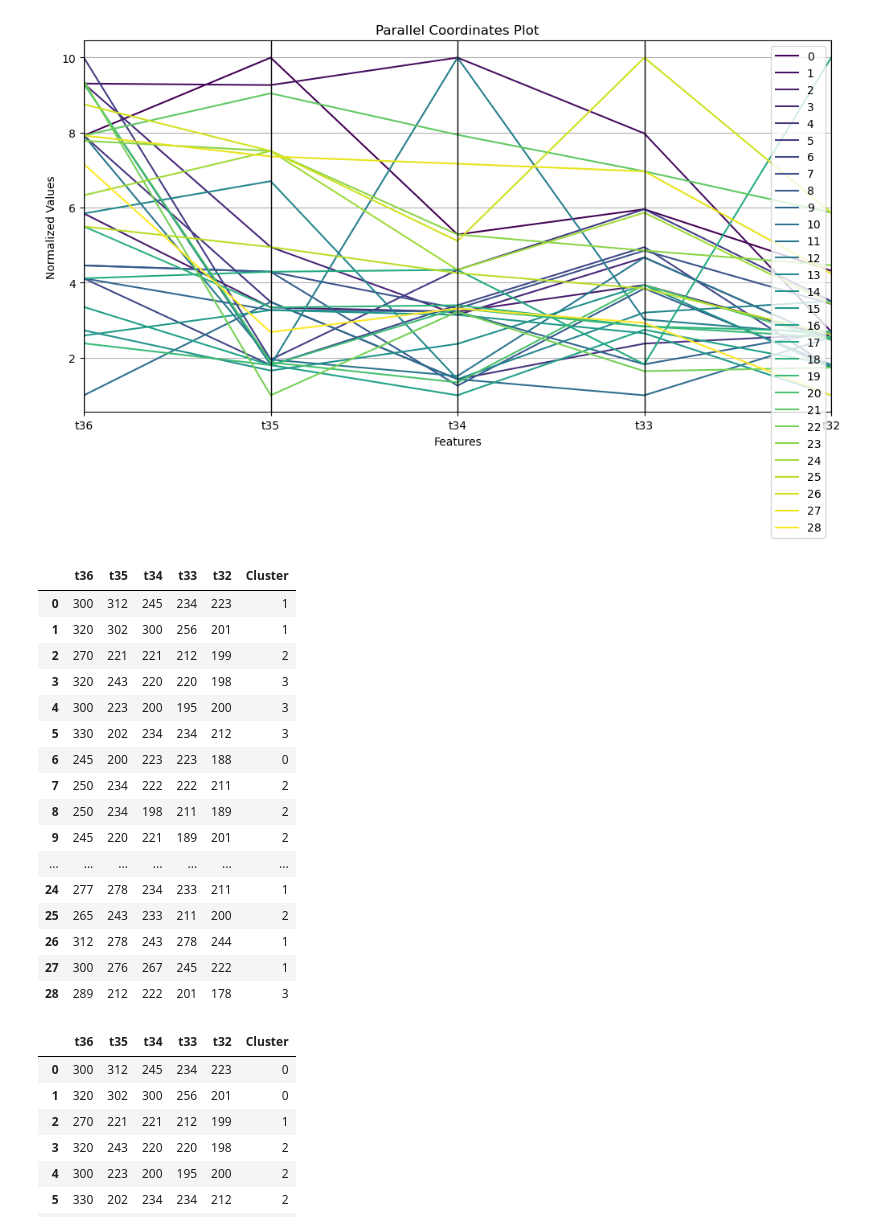
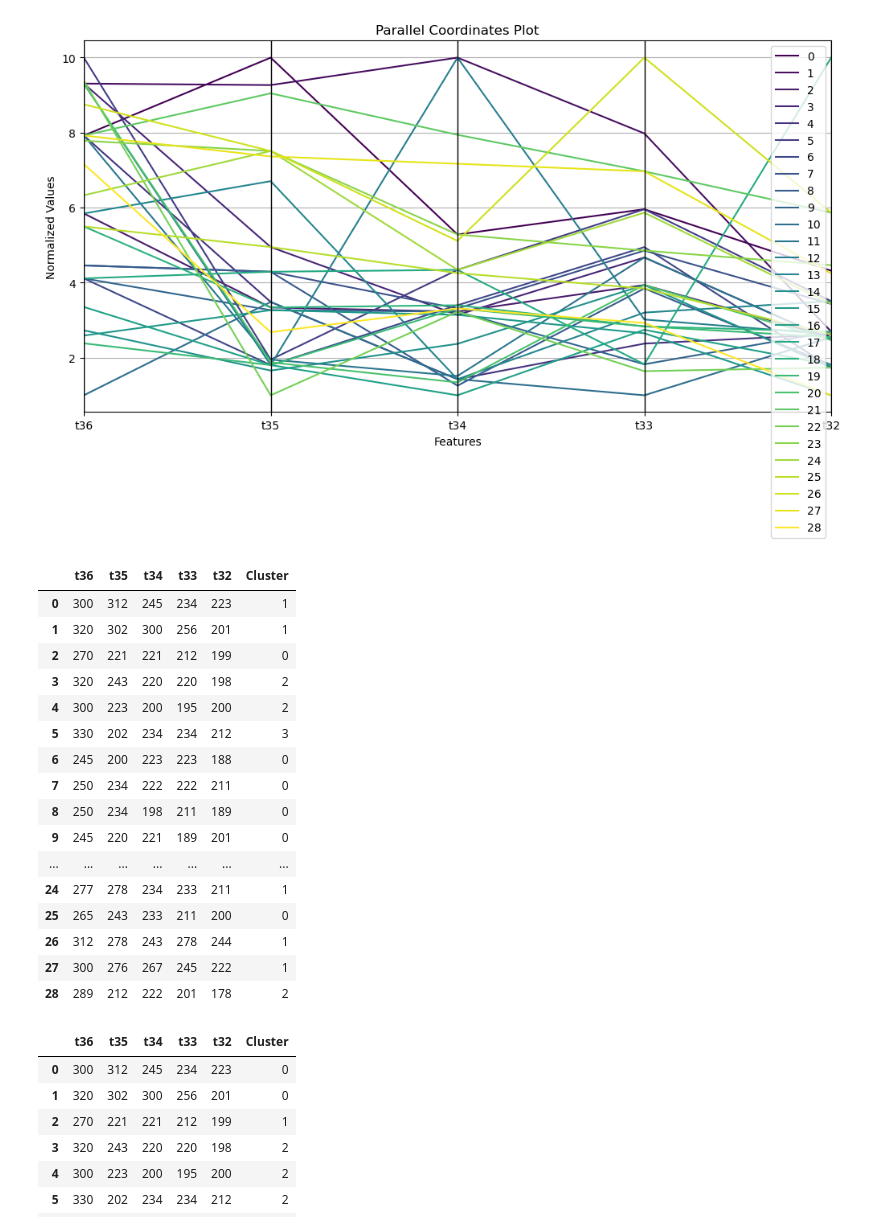
Before and after one commit to kiruhafighter/ClusteringProgram-Unsupervised-machine-learning-, a Jupyter notebook: clustering.ipynb, the cells around one changed output. Cells and saved outputs as stored; diff of their text form; code cells hidden in the pictures.

```diff
--- a/clustering.ipynb
+++ b/clustering.ipynb
@@ -158,8 +158,8 @@ class KMeansClusteringML:
         return distances.idxmin(axis=1)
 
     @staticmethod
-    def new_centroids(data, labels, k):
-        return data.groupby(labels).apply(lambda x: np.exp(np.log(x).mean())).T
+    def new_centroids(data, labels):
+        return data.groupby(labels).mean().T
 
     def fit(self, data, max_iterations=200):
 
@@ -171,7 +171,7 @@ class KMeansClusteringML:
         while iteration <= max_iterations and not centroids.equals(old_centroids):
             old_centroids = centroids
             labels = KMeansClusteringML.get_labels(data, centroids)
-            centroids = KMeansClusteringML.new_centroids(data, labels, k = self.k)
+            centroids = KMeansClusteringML.new_centroids(data, labels)
             iteration += 1
 
         self.centroids = centroids
@@ -187,27 +187,27 @@ def kmeans_clustering(data, n_clusters):
     clustered_data['Cluster'] = kmeans.labels
     return clustered_data, kmeans
 # %%
-n_clusters = 2
+n_clusters = 4
 clustered_data, kmeans_model = kmeans_clustering(data, n_clusters)
 display(clustered_data)
 # %% [output]
 |  | t36 | t35 | t34 | t33 | t32 | Cluster |
 | 0 | 300 | 312 | 245 | 234 | 223 | 1 |
 | 1 | 320 | 302 | 300 | 256 | 201 | 1 |
-| 2 | 270 | 221 | 221 | 212 | 199 | 2 |
-| 3 | 320 | 243 | 220 | 220 | 198 | 3 |
-| 4 | 300 | 223 | 200 | 195 | 200 | 3 |
+| 2 | 270 | 221 | 221 | 212 | 199 | 0 |
+| 3 | 320 | 243 | 220 | 220 | 198 | 2 |
+| 4 | 300 | 223 | 200 | 195 | 200 | 2 |
 | 5 | 330 | 202 | 234 | 234 | 212 | 3 |
 | 6 | 245 | 200 | 223 | 223 | 188 | 0 |
-| 7 | 250 | 234 | 222 | 222 | 211 | 2 |
-| 8 | 250 | 234 | 198 | 211 | 189 | 2 |
-| 9 | 245 | 220 | 221 | 189 | 201 | 2 |
+| 7 | 250 | 234 | 222 | 222 | 211 | 0 |
+| 8 | 250 | 234 | 198 | 211 | 189 | 0 |
+| 9 | 245 | 220 | 221 | 189 | 201 | 0 |
 | ... | ... | ... | ... | ... | ... | ... |
 | 24 | 277 | 278 | 234 | 233 | 211 | 1 |
-| 25 | 265 | 243 | 233 | 211 | 200 | 2 |
+| 25 | 265 | 243 | 233 | 211 | 200 | 0 |
 | 26 | 312 | 278 | 243 | 278 | 244 | 1 |
 | 27 | 300 | 276 | 267 | 245 | 222 | 1 |
-| 28 | 289 | 212 | 222 | 201 | 178 | 3 |
+| 28 | 289 | 212 | 222 | 201 | 178 | 2 |
 # %%
 def kmeans_clustering1(data, n_clusters):
     scaled_data = scale_data(data.copy())
```
Also changed, not shown: parts of 7 cells of this notebook.
